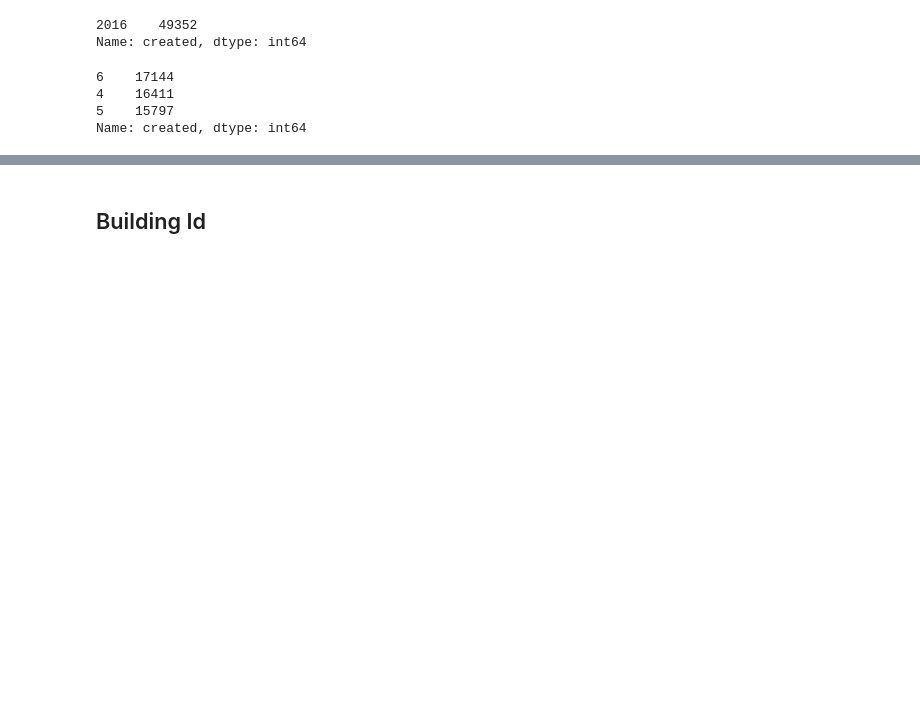
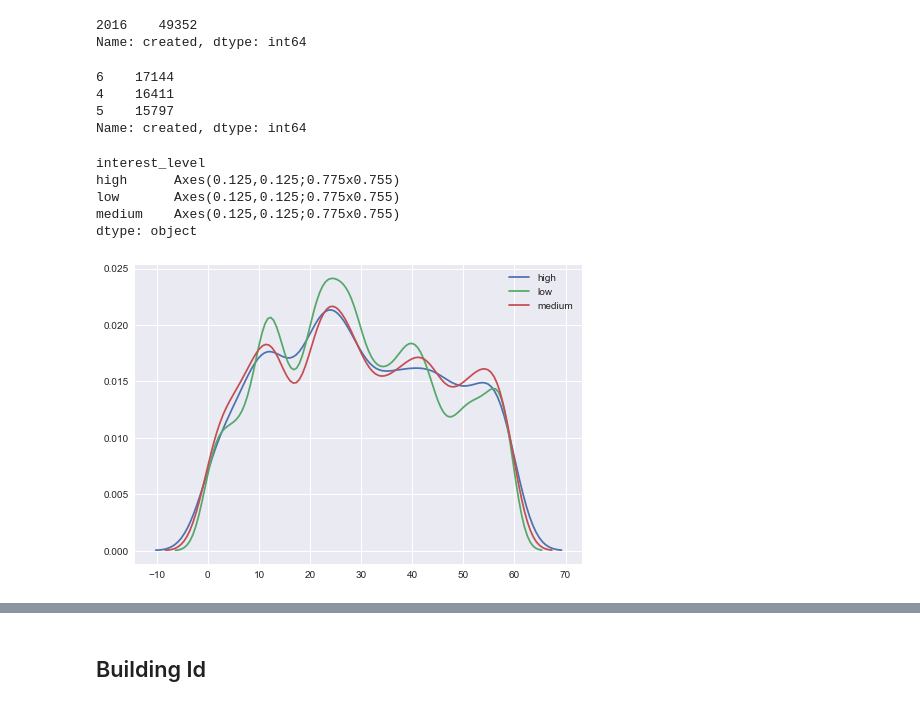
Before and after one commit to dgea005/kaggle, a Jupyter notebook: renthop/Explore.ipynb, the cells around one changed output, grey strips where cells are left out. Drawn from its saved outputs; the diff is of its cells as text; code cells hidden in the pictures; blank space fills up the shorter version.

```diff
--- a/renthop/Explore.ipynb
+++ b/renthop/Explore.ipynb
@@ -290,3 +342,12 @@ train['created'].dt.month.value_counts()
 4    16411
 5    15797
 Name: created, dtype: int64
+# %%
+train.groupby('interest_level').apply(lambda x: sns.kdeplot(x.created.dt.minute, label=x.name))
+# %% [output]
+interest_level
+high      Axes(0.125,0.125;0.775x0.755)
+low       Axes(0.125,0.125;0.775x0.755)
+medium    Axes(0.125,0.125;0.775x0.755)
+dtype: object
+[figure, added]
```
Also changed, not shown: parts of 88 cells of this notebook, 1 other file.
